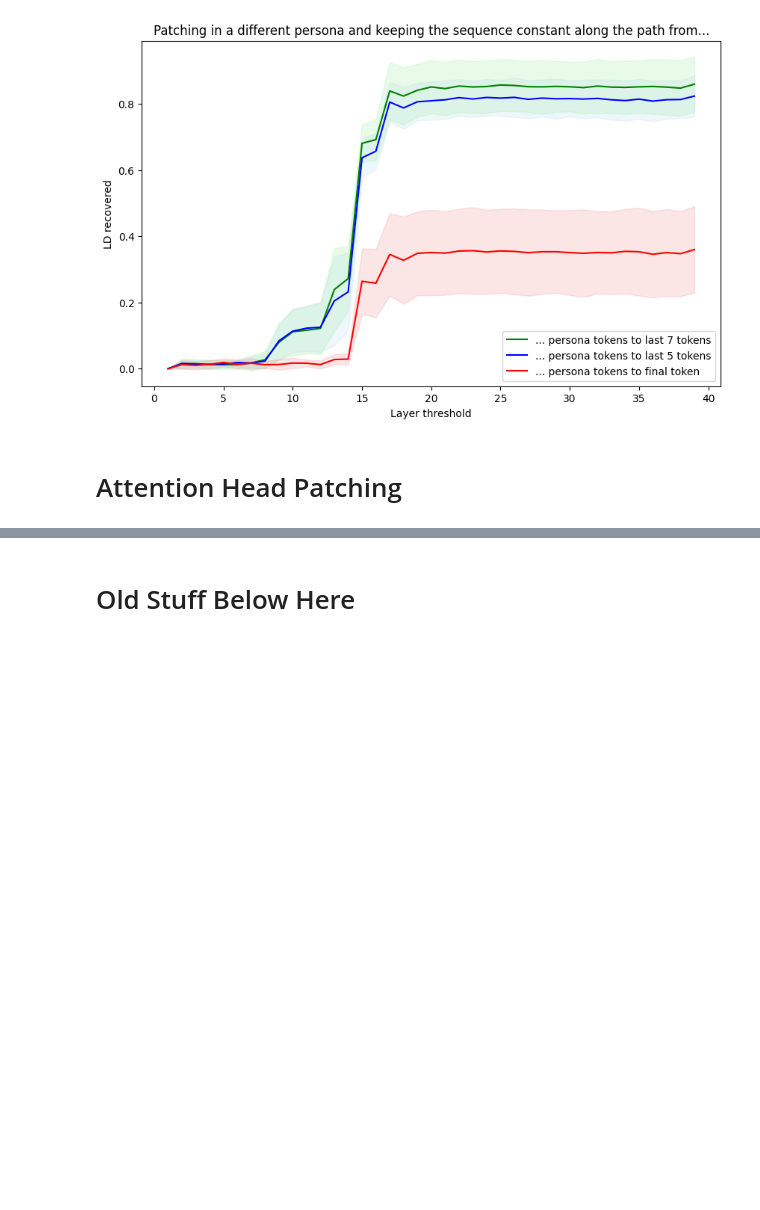
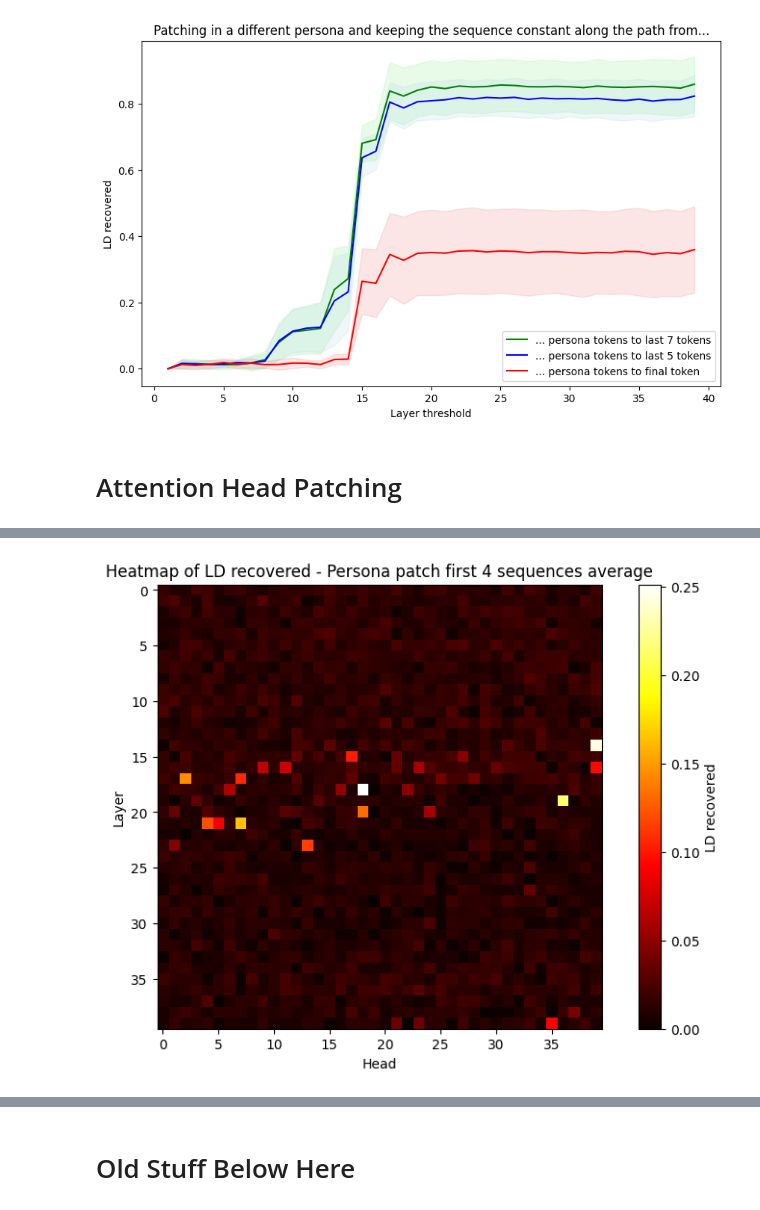
Before and after one commit to abhay-sheshadri/quirky_interp, a Jupyter notebook: coarse_grained_patching.ipynb, the cells around one changed output, grey strips where cells are left out. Cells and saved outputs as stored; diff of their text form; code cells hidden in the pictures; blank space fills up the shorter version.

```diff
--- a/coarse_grained_patching.ipynb
+++ b/coarse_grained_patching.ipynb
@@ -582,0 +760,17 @@ AttributeError: 'float' object has no attribute 'item'
+# %%
+import matplotlib.pyplot as plt
+import numpy as np
+
+# results_array = np.array(results)
+
+plt.figure(figsize=(10, 6))
+plt.title("Heatmap of LD recovered - Persona patch first 4 sequences average")
+plt.xlabel("Head")
+plt.ylabel("Layer")
+
+plt.imshow(np.array(all_results).mean(axis=0), cmap='hot', interpolation='nearest')
+plt.colorbar(label="LD recovered")
+
+plt.show()
+# %% [output]
+[figure, added]
```
Also changed, not shown: parts of 28 cells of this notebook, 2 other files.
